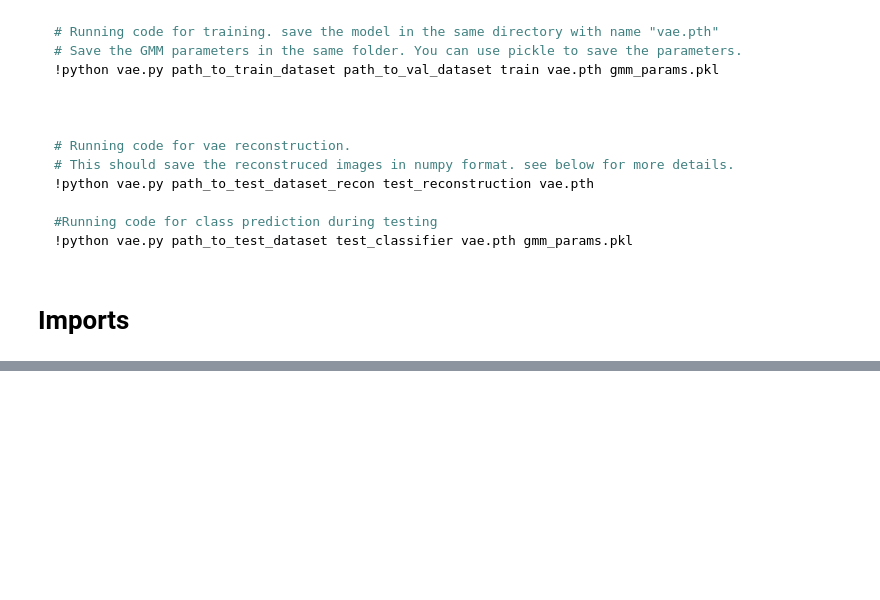
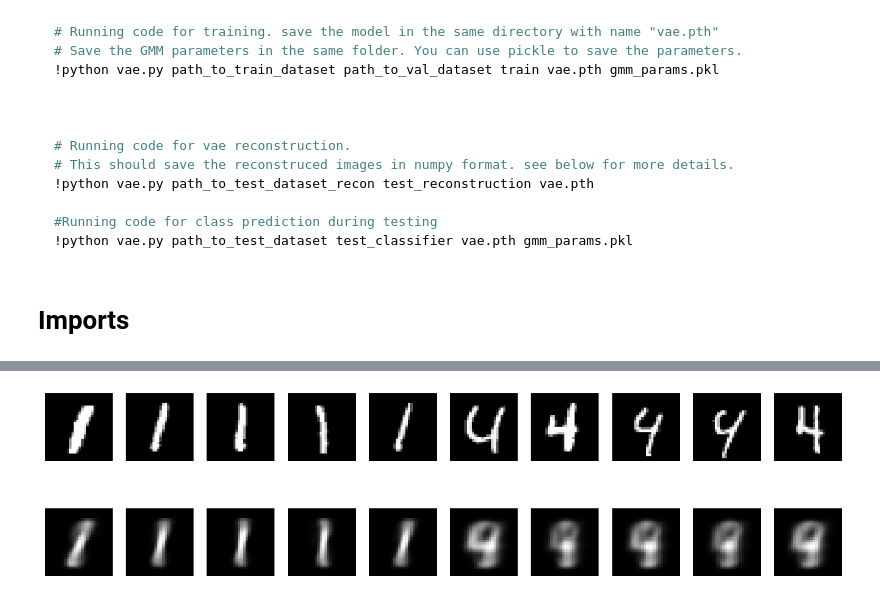
Before and after one commit to RISHIT7/GMM-VAE, a Jupyter notebook: notebooks/Data_Preprocessing.ipynb, the cells around one changed output, grey strips where cells are left out. Drawn from its saved outputs; the diff is of its cells as text; code cells hidden in the pictures; blank space fills up the shorter version.

```diff
--- a/notebooks/Data_Preprocessing.ipynb
+++ b/notebooks/Data_Preprocessing.ipynb
@@ -112,0 +161,9 @@ plt.show()
+# %%
+transform = transforms.Compose([
+    transforms.Lambda(lambda x: torch.from_numpy(x) if isinstance(x, np.ndarray) else x),
+    transforms.Lambda(lambda x: x.unsqueeze(0) if x.ndim == 2 else x),  # Add channel if needed
+    transforms.Normalize(
+        mean = (0,),
+        std = (255,)
+    )
+])
@@ -112,0 +173,3 @@ plt.show()
+# %%
+test_dataset = CustomDataset(data = val_set['data'], labels = train_set['labels'], transform=transform)
+test_loader = DataLoader(test_dataset, batch_size=1, shuffle=False)
@@ -112,0 +215,3 @@ plt.show()
+# %%
+device = torch.device("cuda" if torch.cuda.is_available() else "cpu")
+device
@@ -112,0 +220,3 @@ plt.show()
+# %%
+vae = VAE().to(device)
+optimizer = optim.Adam(vae.parameters(), lr = 1e-5)
@@ -112,0 +333,27 @@ plt.show()
+# %%
+def show_reconstruction(model, val_loader, n=10):
+    model.eval()
+    data, labels = next(iter(val_loader))
+
+    # Needs to be changed
+    my_data = data.view(-1, 28*28)
+    my_data = my_data.to(device)
+
+    data = data.to(device)
+    _, _, _, recon_data = model(my_data) # Needs to be changed
+
+    fig, axes = plt.subplots(2, n, figsize=(15, 4))
+    for i in range(n):
+        # Original images
+        axes[0, i].imshow(data[i].cpu().numpy().squeeze(), cmap='gray')
+        axes[0, i].axis('off')
+        # Reconstructed images
+        axes[1, i].imshow(recon_data[i].cpu().view(28, 28).detach().numpy(), cmap='gray')
+        axes[1, i].axis('off')
+    plt.show()
+
+n = 10
+val_loader = DataLoader(test_dataset, batch_size = n)
+show_reconstruction(vae, val_loader, n=n)
+# %% [output]
+[figure, added]
```
Also changed, not shown: parts of 29 cells of this notebook.
